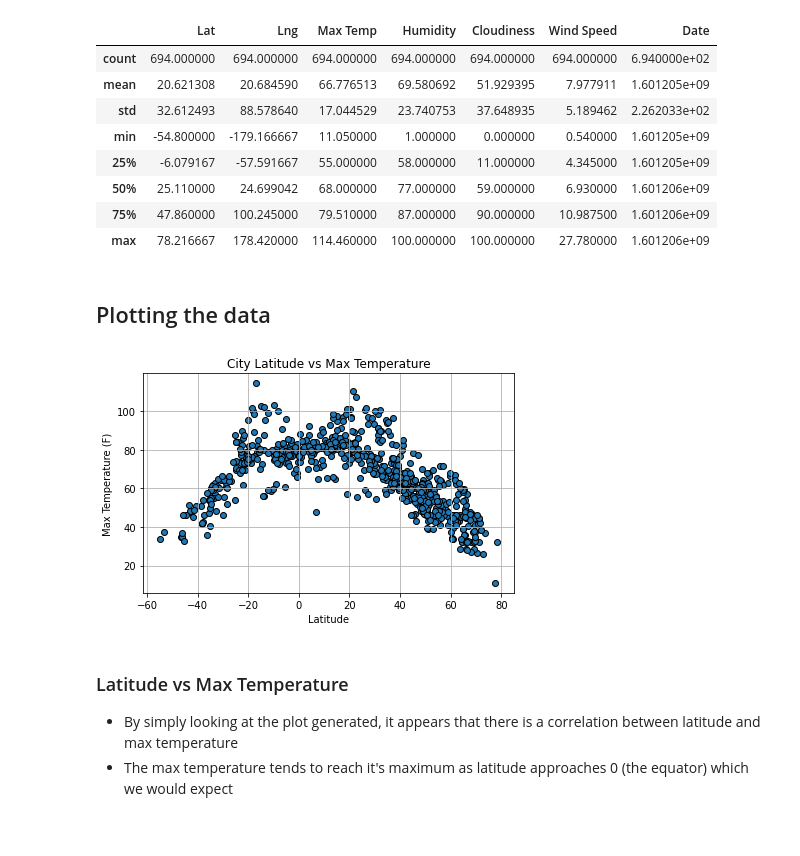
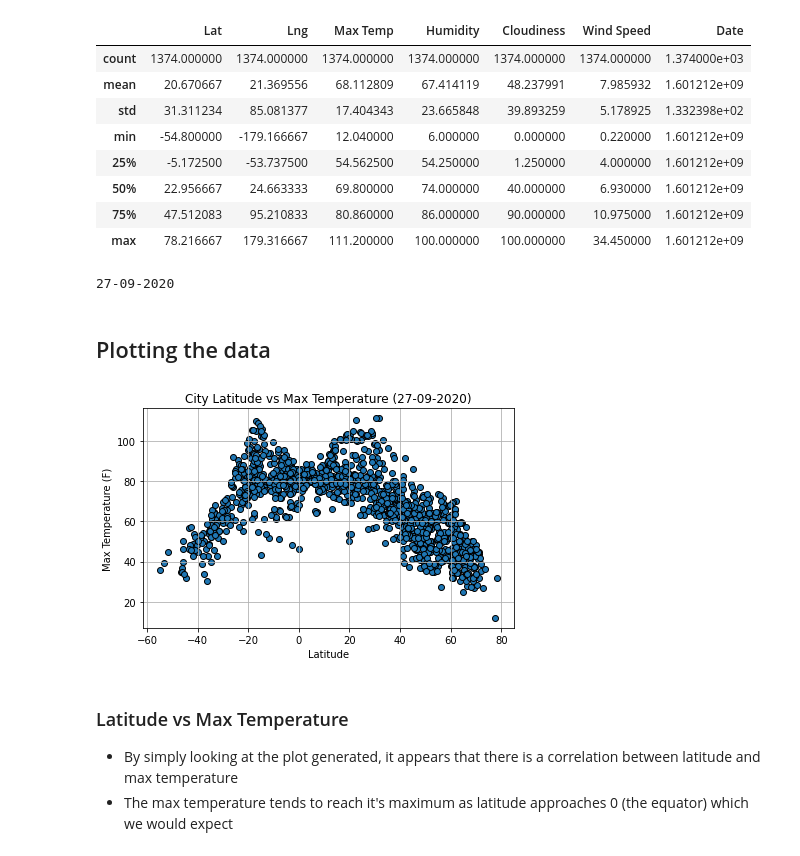
Before and after one commit to MATaylor0/python-api-challenge, a Jupyter notebook: WeatherPy/WeatherPy.ipynb, the cells around one changed output. Saved outputs shown, nothing was run; the diff lists cells and outputs as text; code cells hidden in the pictures.

```diff
--- a/WeatherPy/WeatherPy.ipynb
+++ b/WeatherPy/WeatherPy.ipynb
@@ -16,7 +17,7 @@ import matplotlib.pyplot as plt
 city_list = []
 
 # Creating a conditional loop which will continue to generate random numbers and search for cities until a specified amount of unique cities are found
-while len(city_list) < 750:
+while len(city_list) < 1500:
     # Select a random latitude and longitude
     ran_lat = random.uniform(-0.9, 0.9) * 100
     ran_long = random.uniform(-1.8, 1.8) * 100
@@ -163,34 +165,40 @@ city_df.head()
 city_df.describe()
 # %% [output]
 |  | Lat | Lng | Max Temp | Humidity | Cloudiness | Wind Speed | Date |
-| count | 694.000000 | 694.000000 | 694.000000 | 694.000000 | 694.000000 | 694.000000 | 6.940000e+02 |
-| mean | 20.621308 | 20.684590 | 66.776513 | 69.580692 | 51.929395 | 7.977911 | 1.601205e+09 |
-| std | 32.612493 | 88.578640 | 17.044529 | 23.740753 | 37.648935 | 5.189462 | 2.262033e+02 |
-| min | -54.800000 | -179.166667 | 11.050000 | 1.000000 | 0.000000 | 0.540000 | 1.601205e+09 |
-| 25% | -6.079167 | -57.591667 | 55.000000 | 58.000000 | 11.000000 | 4.345000 | 1.601205e+09 |
-| 50% | 25.110000 | 24.699042 | 68.000000 | 77.000000 | 59.000000 | 6.930000 | 1.601206e+09 |
-| 75% | 47.860000 | 100.245000 | 79.510000 | 87.000000 | 90.000000 | 10.987500 | 1.601206e+09 |
-| max | 78.216667 | 178.420000 | 114.460000 | 100.000000 | 100.000000 | 27.780000 | 1.601206e+09 |
+| count | 1374.000000 | 1374.000000 | 1374.000000 | 1374.000000 | 1374.000000 | 1374.000000 | 1.374000e+03 |
+| mean | 20.670667 | 21.369556 | 68.112809 | 67.414119 | 48.237991 | 7.985932 | 1.601212e+09 |
+| std | 31.311234 | 85.081377 | 17.404343 | 23.665848 | 39.893259 | 5.178925 | 1.332398e+02 |
+| min | -54.800000 | -179.166667 | 12.040000 | 6.000000 | 0.000000 | 0.220000 | 1.601212e+09 |
+| 25% | -5.172500 | -53.737500 | 54.562500 | 54.250000 | 1.250000 | 4.000000 | 1.601212e+09 |
+| 50% | 22.956667 | 24.663333 | 69.800000 | 74.000000 | 40.000000 | 6.930000 | 1.601212e+09 |
+| 75% | 47.512083 | 95.210833 | 80.860000 | 86.000000 | 90.000000 | 10.975000 | 1.601212e+09 |
+| max | 78.216667 | 179.316667 | 111.200000 | 100.000000 | 100.000000 | 34.450000 | 1.601212e+09 |
+# %%
+# Finding the timestamp from the date column (all values in the column are the same)
+timestamp = datetime.datetime.fromtimestamp(city_df["Date"][0]).strftime('%d-%m-%Y')
+print(timestamp)
+# %% [output]
+27-09-2020
 # %% [markdown]
 ## Plotting the data
 # %%
 # Plotting the data of latitude vs max temperature
 x_values = city_df["Lat"]
 y_values = city_df["Max Temp"]
 
 plt.scatter(x_values,y_values, edgecolors = "black")
 
-plt.title("City Latitude vs Max Temperature")
+plt.title(f"City Latitude vs Max Temperature ({timestamp})")
 plt.xlabel("Latitude")
 plt.ylabel("Max Temperature (F)")
 
 plt.grid()
 plt.tight_layout()
 
 plt.savefig("output/Fig1.png")
 plt.show()
 # %% [output]
-[figure, old version]
+[figure, new version]
 # %% [markdown]
 ### Latitude vs Max Temperature
 * By simply looking at the plot generated, it appears that there is a correlation between latitude and max temperature
```
Also changed, not shown: parts of 17 cells of this notebook, 8 other files.
